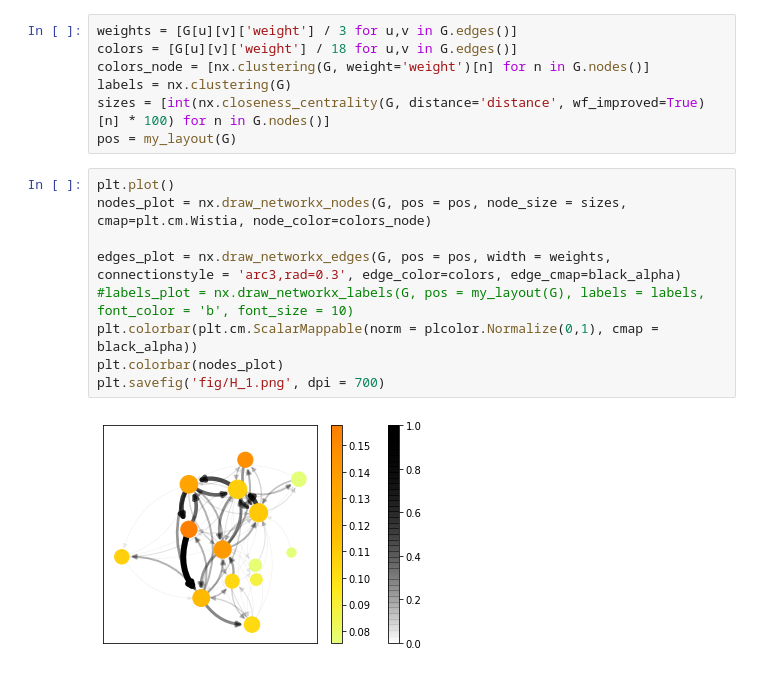
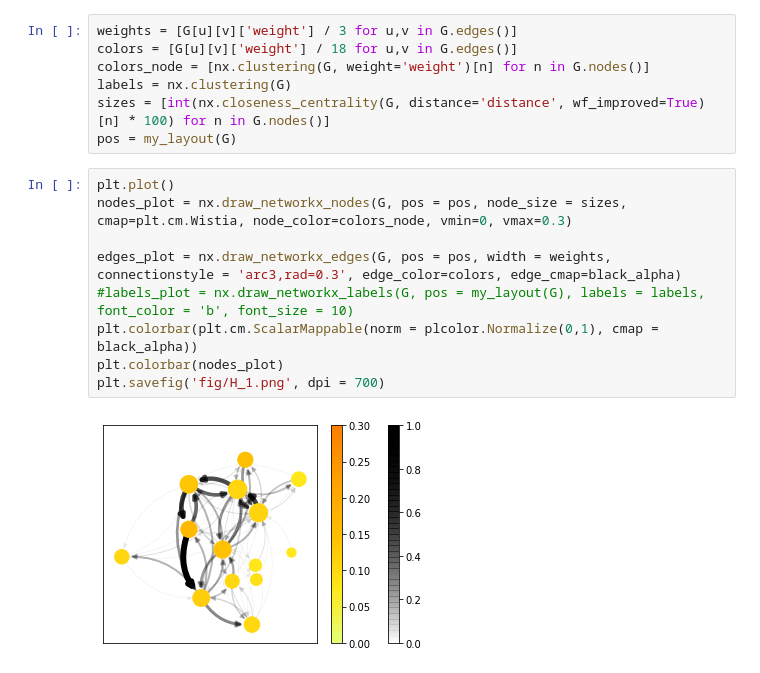
Before and after one commit to coned/football_analysis, a Jupyter notebook: graph_property.ipynb, the cells around one changed output. Saved outputs shown, nothing was run; the diff lists cells and outputs as text.

Commit message:
add many figures

```diff
--- a/graph_property.ipynb
+++ b/graph_property.ipynb
@@ -32,12 +32,12 @@ sizes = [int(nx.closeness_centrality(G, distance='distance', wf_improved=True)[n
 pos = my_layout(G)
 # %%
 plt.plot()
-nodes_plot = nx.draw_networkx_nodes(G, pos = pos, node_size = sizes, cmap=plt.cm.Wistia, node_color=colors_node)
+nodes_plot = nx.draw_networkx_nodes(G, pos = pos, node_size = sizes, cmap=plt.cm.Wistia, node_color=colors_node, vmin=0, vmax=0.3)
 
 edges_plot = nx.draw_networkx_edges(G, pos = pos, width = weights, connectionstyle = 'arc3,rad=0.3', edge_color=colors, edge_cmap=black_alpha)
 #labels_plot = nx.draw_networkx_labels(G, pos = my_layout(G), labels = labels, font_color = 'b', font_size = 10)
 plt.colorbar(plt.cm.ScalarMappable(norm = plcolor.Normalize(0,1), cmap = black_alpha))
 plt.colorbar(nodes_plot)
 plt.savefig('fig/H_1.png', dpi = 700)
 # %% [output]
-[figure, old version]
+[figure, new version]
```
Also changed, not shown: 10 other files.
